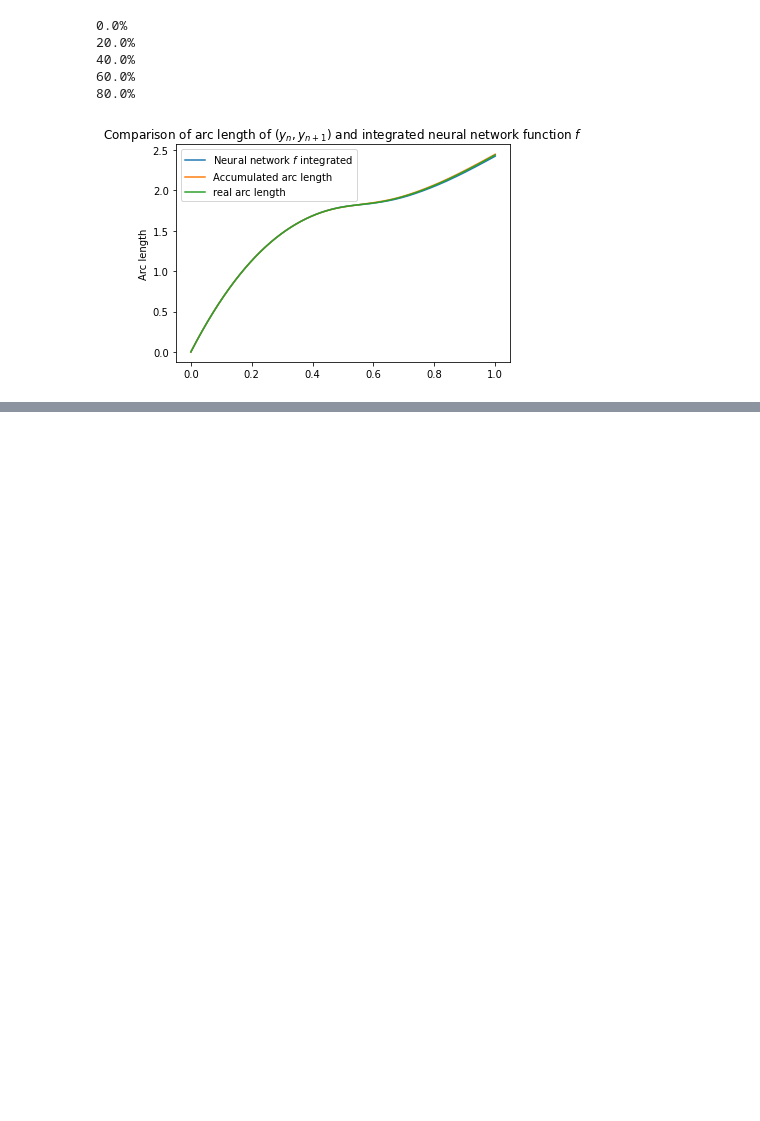
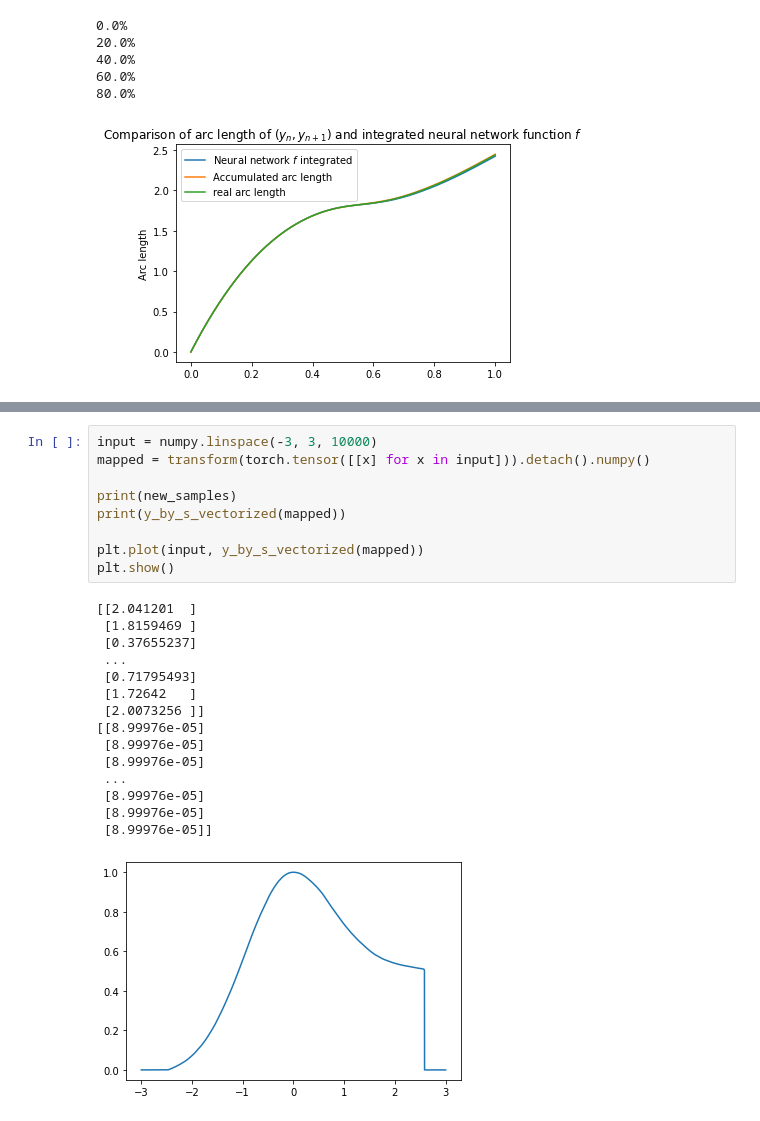
Before and after one commit to plainerman/density-transport, a Jupyter notebook: full_one_dimensional.ipynb, the cells around one changed output, grey strips where cells are left out. Saved outputs shown, nothing was run; the diff lists cells and outputs as text; blank space fills up the shorter version.

```diff
--- a/full_one_dimensional.ipynb
+++ b/full_one_dimensional.ipynb
@@ -227,0 +261,25 @@ plt.show()
+# %%
+input = numpy.linspace(-3, 3, 10000)
+mapped = transform(torch.tensor([[x] for x in input])).detach().numpy()
+
+print(new_samples)
+print(y_by_s_vectorized(mapped))
+
+plt.plot(input, y_by_s_vectorized(mapped))
+plt.show()
+# %% [output]
+[[2.041201  ]
+ [1.8159469 ]
+ [0.37655237]
+ ...
+ [0.71795493]
+ [1.72642   ]
+ [2.0073256 ]]
+[[8.99976e-05]
+ [8.99976e-05]
+ [8.99976e-05]
+ ...
+ [8.99976e-05]
+ [8.99976e-05]
+ [8.99976e-05]]
+[figure, added]
```
Also changed, not shown: parts of 7 cells of this notebook, 4 other files.
